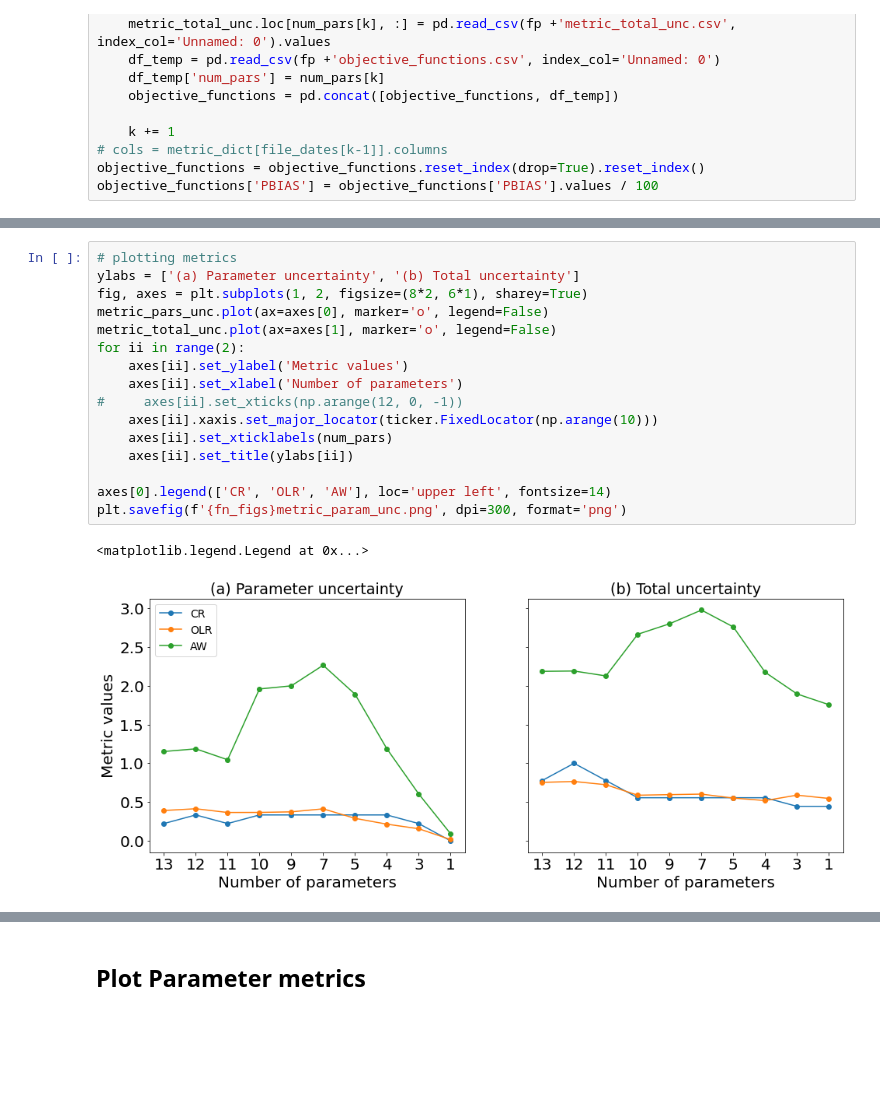
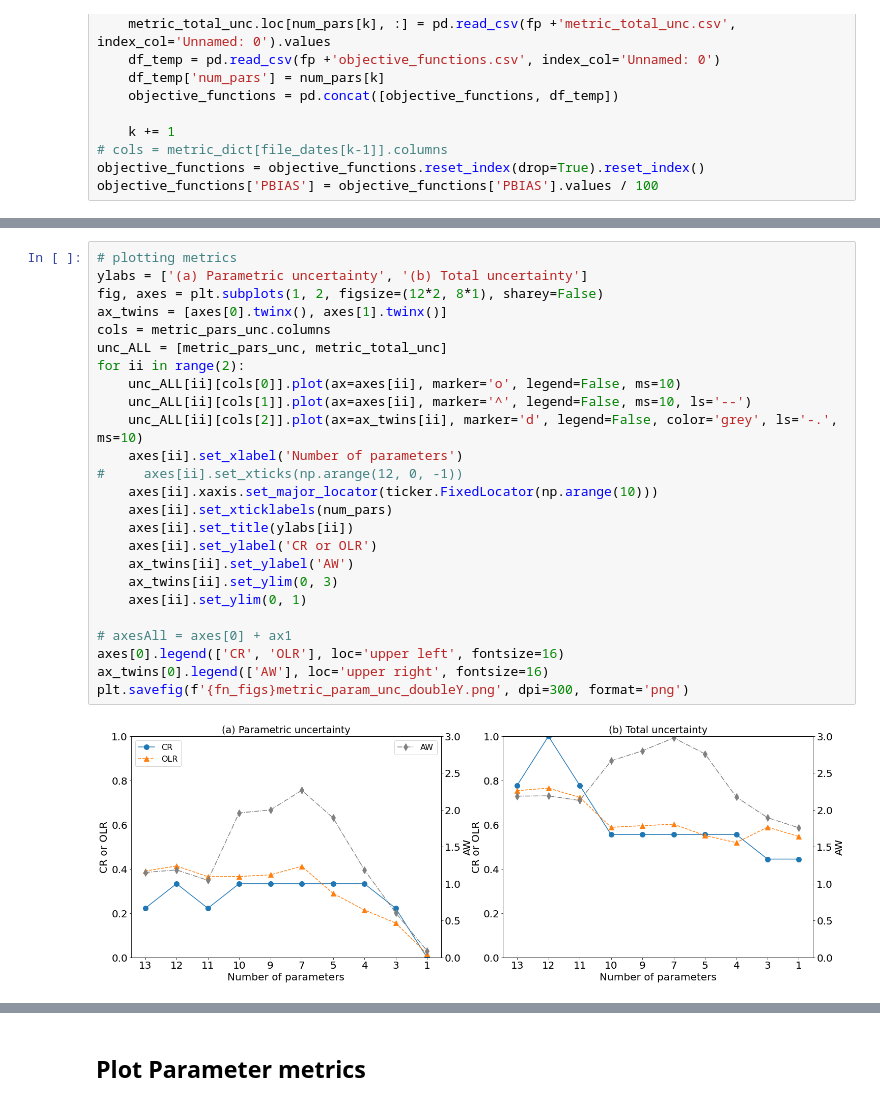
Before and after one commit to QianWanghhu/predict_uq, a Jupyter notebook: src/notebooks/predictive_uncertainty.ipynb, the cells around one changed output, grey strips where cells are left out. Saved outputs shown, nothing was run; the diff lists cells and outputs as text; blank space fills up the shorter version.

```diff
--- a/src/notebooks/predictive_uncertainty.ipynb
+++ b/src/notebooks/predictive_uncertainty.ipynb
@@ -132,19 +146,27 @@ objective_functions['PBIAS'] = objective_functions['PBIAS'].values / 100
 # %%
 # plotting metrics
-ylabs = ['(a) Parameter uncertainty', '(b) Total uncertainty']
-fig, axes = plt.subplots(1, 2, figsize=(8*2, 6*1), sharey=True)
-metric_pars_unc.plot(ax=axes[0], marker='o', legend=False)
-metric_total_unc.plot(ax=axes[1], marker='o', legend=False)
+ylabs = ['(a) Parametric uncertainty', '(b) Total uncertainty']
+fig, axes = plt.subplots(1, 2, figsize=(12*2, 8*1), sharey=False)
+ax_twins = [axes[0].twinx(), axes[1].twinx()]
+cols = metric_pars_unc.columns
+unc_ALL = [metric_pars_unc, metric_total_unc]
 for ii in range(2):
-    axes[ii].set_ylabel('Metric values')
+    unc_ALL[ii][cols[0]].plot(ax=axes[ii], marker='o', legend=False, ms=10)
+    unc_ALL[ii][cols[1]].plot(ax=axes[ii], marker='^', legend=False, ms=10, ls='--')
+    unc_ALL[ii][cols[2]].plot(ax=ax_twins[ii], marker='d', legend=False, color='grey', ls='-.', ms=10)
     axes[ii].set_xlabel('Number of parameters')
 #     axes[ii].set_xticks(np.arange(12, 0, -1))
     axes[ii].xaxis.set_major_locator(ticker.FixedLocator(np.arange(10)))
     axes[ii].set_xticklabels(num_pars)
     axes[ii].set_title(ylabs[ii])
+    axes[ii].set_ylabel('CR or OLR')
+    ax_twins[ii].set_ylabel('AW')
+    ax_twins[ii].set_ylim(0, 3)
+    axes[ii].set_ylim(0, 1)
 
-axes[0].legend(['CR', 'OLR', 'AW'], loc='upper left', fontsize=14)
-plt.savefig(f'{fn_figs}metric_param_unc.png', dpi=300, format='png')
+# axesAll = axes[0] + ax1
+axes[0].legend(['CR', 'OLR'], loc='upper left', fontsize=16)
+ax_twins[0].legend(['AW'], loc='upper right', fontsize=16)
+plt.savefig(f'{fn_figs}metric_param_unc_doubleY.png', dpi=300, format='png')
 # %% [output]
-<matplotlib.legend.Legend at 0x...>
-[figure, old version]
+[figure, new version]
```
Also changed, not shown: parts of 9 cells of this notebook, 1 other file.
